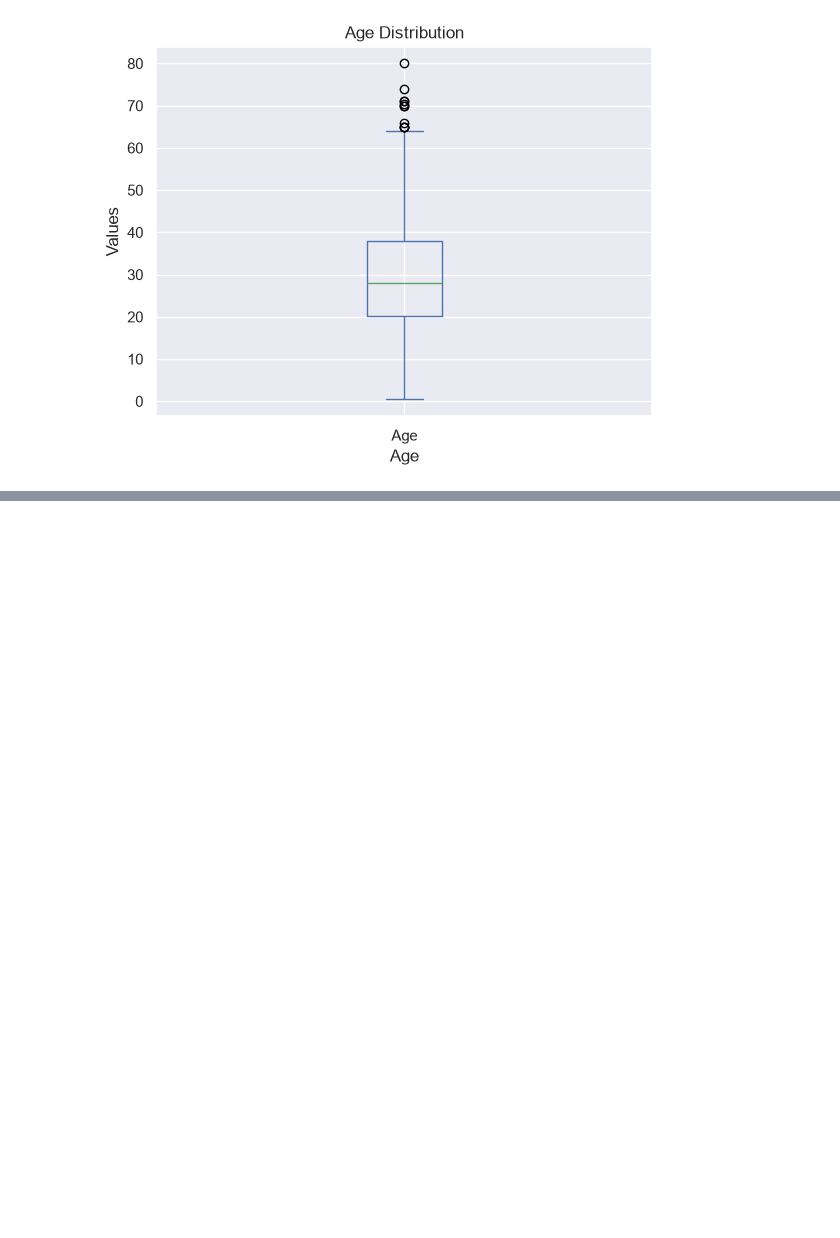
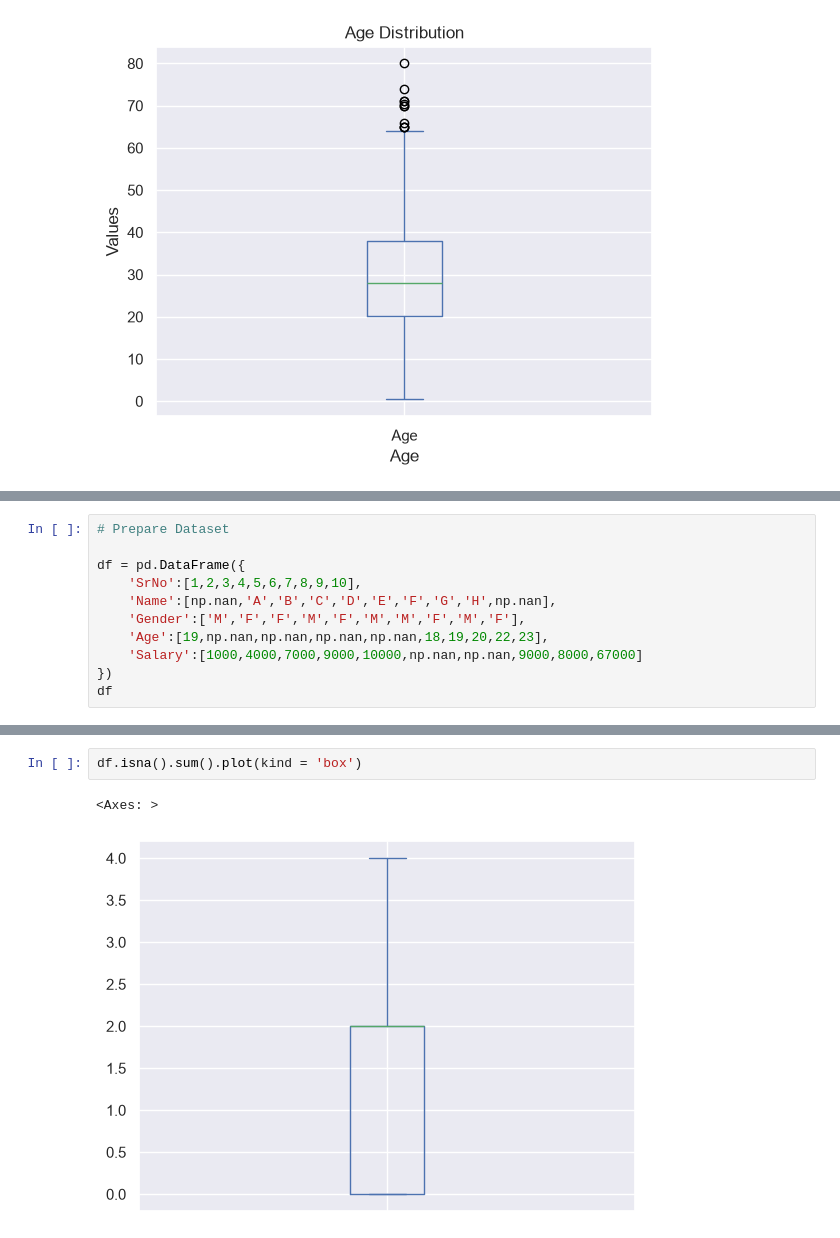
Before and after one commit to rakshitanaik2006/Pythonprogramming, a Jupyter notebook: demo.ipynb, the cells around one changed output, grey strips where cells are left out. Drawn from its saved outputs; the diff is of its cells as text; blank space fills up the shorter version.

```diff
--- a/demo.ipynb
+++ b/demo.ipynb
@@ -462,0 +475,11 @@ plt.show()
+# %%
+# Prepare Dataset
+
+df = pd.DataFrame({
+    'SrNo':[1,2,3,4,5,6,7,8,9,10],
+    'Name':[np.nan,'A','B','C','D','E','F','G','H',np.nan],
+    'Gender':['M','F','F','M','F','M','M','F','M','F'],
+    'Age':[19,np.nan,np.nan,np.nan,np.nan,18,19,20,22,23],
+    'Salary':[1000,4000,7000,9000,10000,np.nan,np.nan,9000,8000,67000]
+})
+df
@@ -462,0 +603,5 @@ plt.show()
+# %%
+df.isna().sum().plot(kind = 'box')
+# %% [output]
+<Axes: >
+[figure, added]
```
Also changed, not shown: parts of 15 cells of this notebook, 2 other files.
